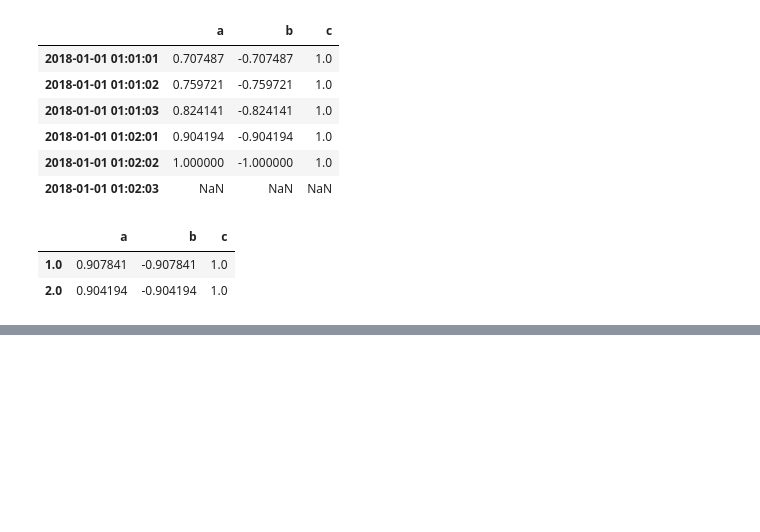
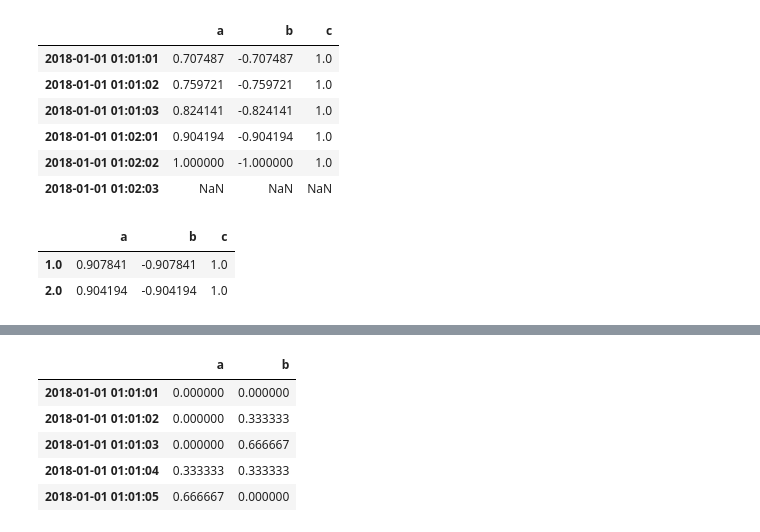
Before and after one commit to Sahanduiuc/cryptoz, a Jupyter notebook: test-stats.ipynb, the cells around one changed output, grey strips where cells are left out. Cells and saved outputs as stored; diff of their text form; code cells hidden in the pictures; blank space fills up the shorter version.

```diff
--- a/test-stats.ipynb
+++ b/test-stats.ipynb
@@ -80,0 +98,9 @@ stats.resampling_corr(df, 'c', pd.Timedelta(minutes=1))
+# %%
+stats.mdd(df)
+# %% [output]
+|  | a | b |
+| 2018-01-01 01:01:01 | 0.000000 | 0.000000 |
+| 2018-01-01 01:01:02 | 0.000000 | 0.333333 |
+| 2018-01-01 01:01:03 | 0.000000 | 0.666667 |
+| 2018-01-01 01:01:04 | 0.333333 | 0.333333 |
+| 2018-01-01 01:01:05 | 0.666667 | 0.000000 |
```
Also changed, not shown: parts of 10 cells of this notebook, 2 other files.
